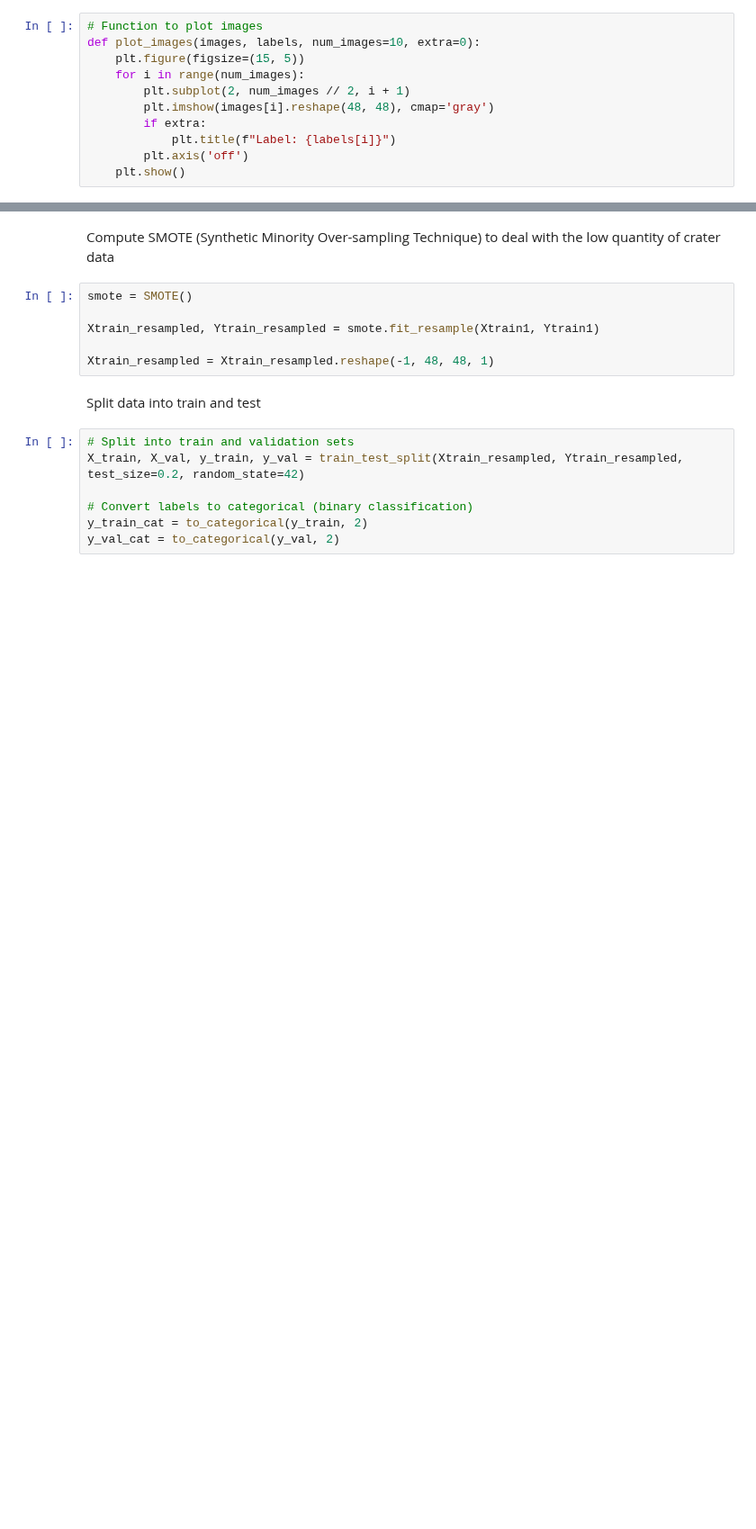
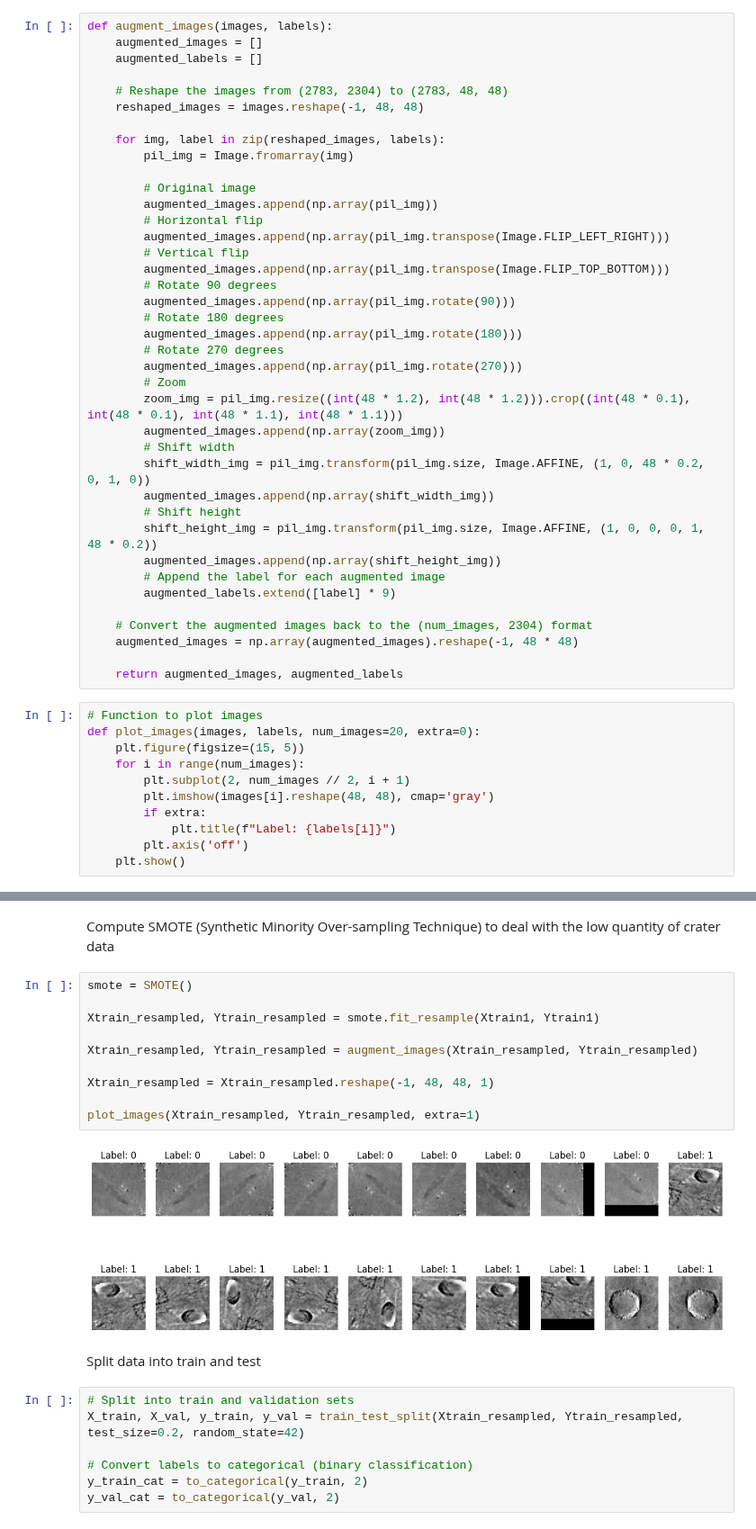
Before and after one commit to tomasmartins77/Machine_Learning_Lab, a Jupyter notebook: pergunta2_parte1/pergunta2_parte1.ipynb, the cells around one changed output, grey strips where cells are left out. Shown at 90% size. Saved outputs shown, nothing was run; the diff lists cells and outputs as text; blank space fills up the shorter version.

```diff
--- a/pergunta2_parte1/pergunta2_parte1.ipynb
+++ b/pergunta2_parte1/pergunta2_parte1.ipynb
@@ -28,6 +32,45 @@ Xtrain1_extra = Xtrain1_extra.reshape(-1, 48, 48, 1)
+# %%
+def augment_images(images, labels):
+    augmented_images = []
+    augmented_labels = []
+
+    # Reshape the images from (2783, 2304) to (2783, 48, 48)
+    reshaped_images = images.reshape(-1, 48, 48)
+
+    for img, label in zip(reshaped_images, labels):
+        pil_img = Image.fromarray(img)
+
+        # Original image
+        augmented_images.append(np.array(pil_img))
+        # Horizontal flip
+        augmented_images.append(np.array(pil_img.transpose(Image.FLIP_LEFT_RIGHT)))
+        # Vertical flip
+        augmented_images.append(np.array(pil_img.transpose(Image.FLIP_TOP_BOTTOM)))
+        # Rotate 90 degrees
+        augmented_images.append(np.array(pil_img.rotate(90)))
+        # Rotate 180 degrees
+        augmented_images.append(np.array(pil_img.rotate(180)))
+        # Rotate 270 degrees
+        augmented_images.append(np.array(pil_img.rotate(270)))
+        # Zoom
+        zoom_img = pil_img.resize((int(48 * 1.2), int(48 * 1.2))).crop((int(48 * 0.1), int(48 * 0.1), int(48 * 1.1), int(48 * 1.1)))
+        augmented_images.append(np.array(zoom_img))
+        # Shift width
+        shift_width_img = pil_img.transform(pil_img.size, Image.AFFINE, (1, 0, 48 * 0.2, 0, 1, 0))
+        augmented_images.append(np.array(shift_width_img))
+        # Shift height
+        shift_height_img = pil_img.transform(pil_img.size, Image.AFFINE, (1, 0, 0, 0, 1, 48 * 0.2))
+        augmented_images.append(np.array(shift_height_img))
+        # Append the label for each augmented image
+        augmented_labels.extend([label] * 9)
+
+    # Convert the augmented images back to the (num_images, 2304) format
+    augmented_images = np.array(augmented_images).reshape(-1, 48 * 48)
+
+    return augmented_images, augmented_labels
 # %%
 # Function to plot images
-def plot_images(images, labels, num_images=10, extra=0):
+def plot_images(images, labels, num_images=20, extra=0):
     plt.figure(figsize=(15, 5))
     for i in range(num_images):
         plt.subplot(2, num_images // 2, i + 1)
@@ -47,9 +84,15 @@ Compute SMOTE (Synthetic Minority Over-sampling Technique) to deal with the low
 # %%
 smote = SMOTE()
 
 Xtrain_resampled, Ytrain_resampled = smote.fit_resample(Xtrain1, Ytrain1)
 
+Xtrain_resampled, Ytrain_resampled = augment_images(Xtrain_resampled, Ytrain_resampled)
+
 Xtrain_resampled = Xtrain_resampled.reshape(-1, 48, 48, 1)
+
+plot_images(Xtrain_resampled, Ytrain_resampled, extra=1)
+# %% [output]
+[figure, added]
 # %% [markdown]
 Split data into train and test
 # %%
```
Also changed, not shown: parts of 8 cells of this notebook.
